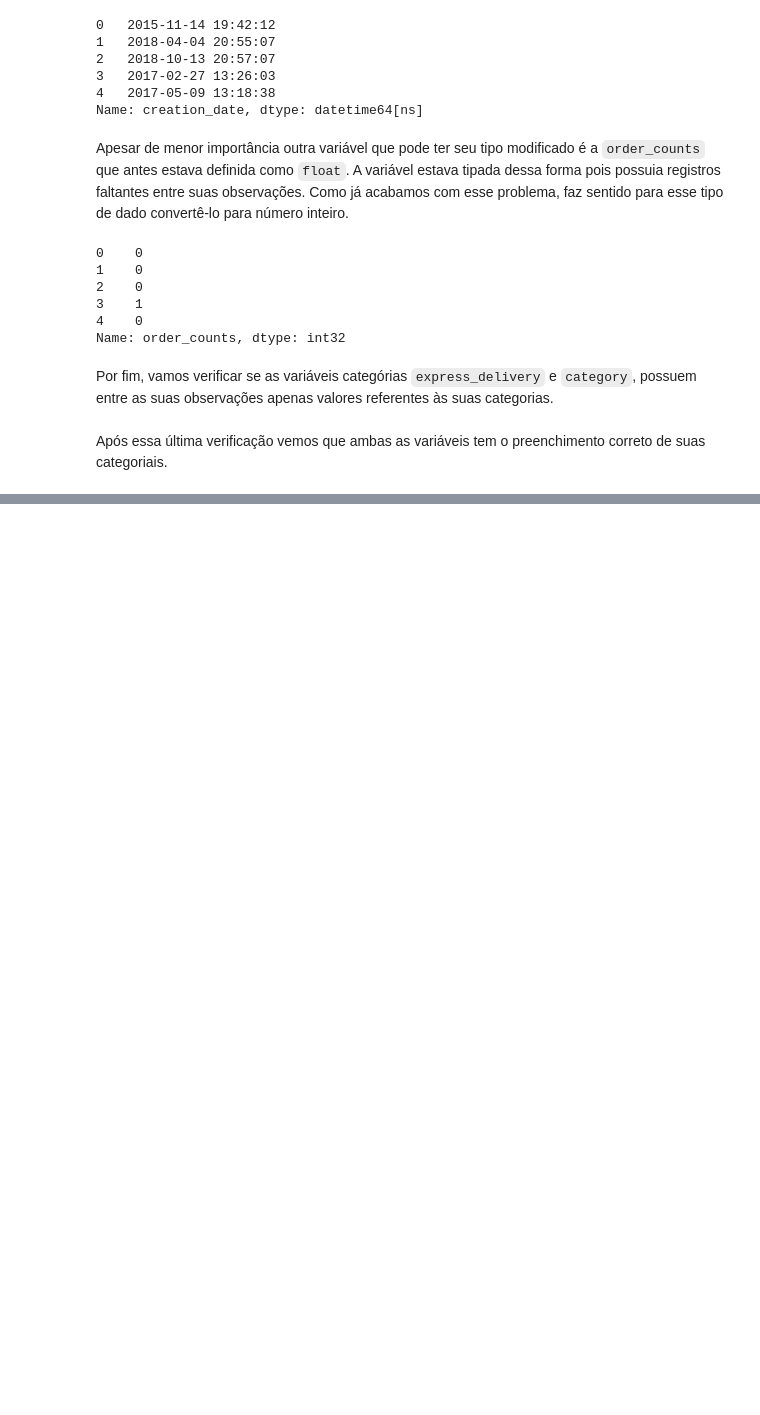
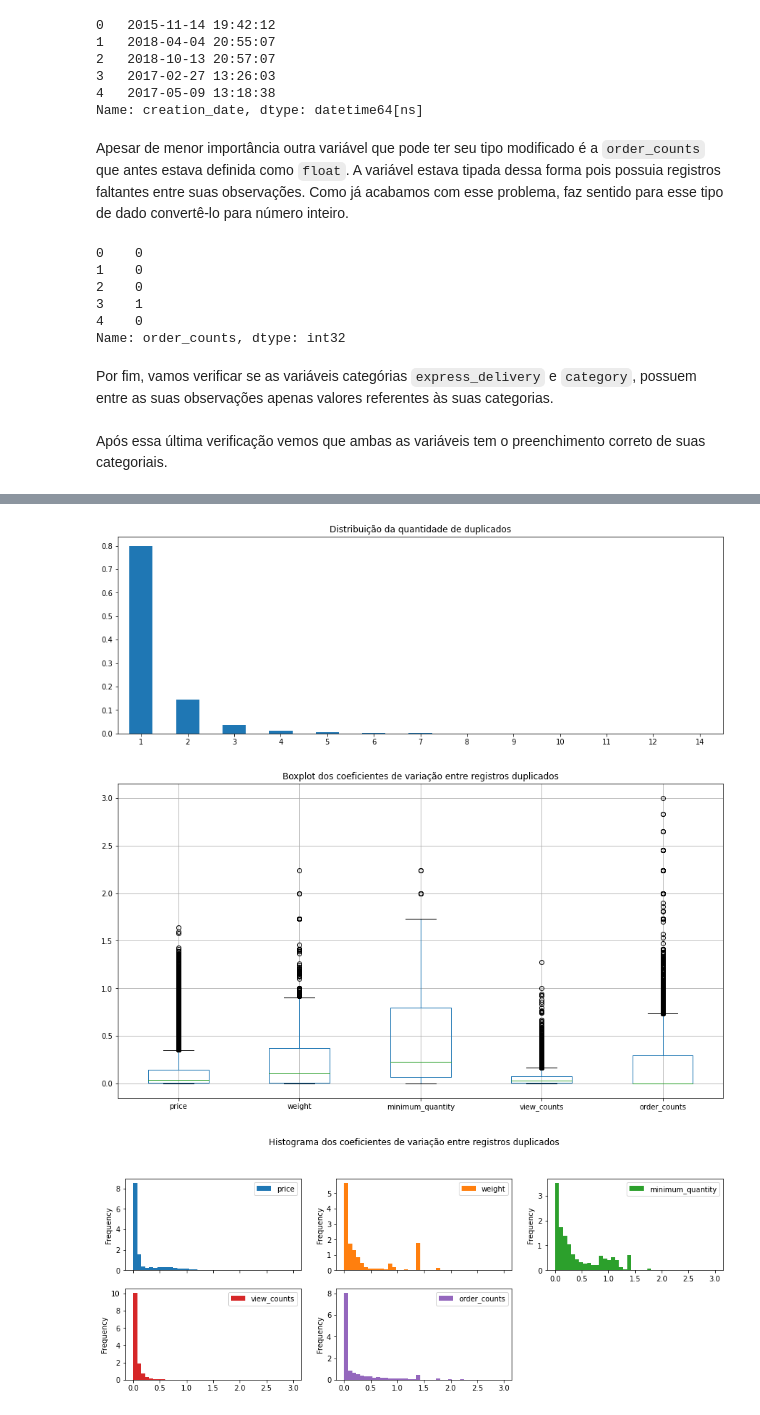
Before and after one commit to leofmr/product_recommender, a Jupyter notebook: notebooks/0 - data_prepare.ipynb, the cells around one changed output, grey strips where cells are left out. Cells and saved outputs as stored; diff of their text form; code cells hidden in the pictures; blank space fills up the shorter version.

```diff
--- a/notebooks/0 - data_prepare.ipynb
+++ b/notebooks/0 - data_prepare.ipynb
@@ -298,6 +174,0 @@ def check_duplicates(col: str,
-# %%
-equal_candidates = ["title", "concatenated_tags",
-                    "category", "creation_date", "express_delivery"]
-for col in equal_candidates:
-    print(f"Checando {col}")
-    check_duplicates(col)
@@ -498,0 +367,3 @@ dt_test.to_pickle("../data/dt_test.pickle")
+# %%
+product_df = df.drop(columns=["query", "search_page", "position"])
+product_df.head()
@@ -498,0 +377,3 @@ dt_test.to_pickle("../data/dt_test.pickle")
+# %%
+id_group = ["product_id"]
+product_df.duplicated(id_group).mean()
@@ -498,0 +386,2 @@ dt_test.to_pickle("../data/dt_test.pickle")
+# %%
+selected_cols = check_unity(df=product_df, id_group=id_group)
@@ -498,0 +405,7 @@ dt_test.to_pickle("../data/dt_test.pickle")
+# %%
+selected_cols.pop(2)
+plot_variability(df=product_df, id_group=["product_id"], col_list=selected_cols)
+# %% [output]
+[figure, added]
+[figure, added]
+[figure, added]
```
Also changed, not shown: parts of 58 cells of this notebook, 6 other files.
